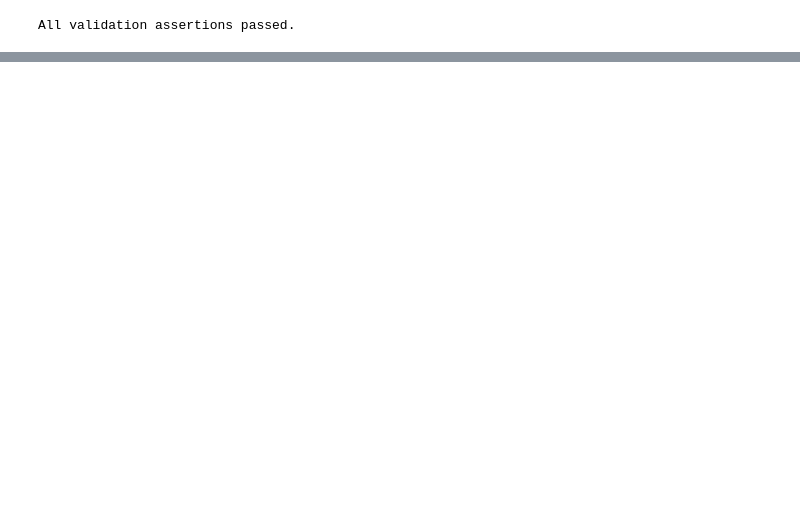
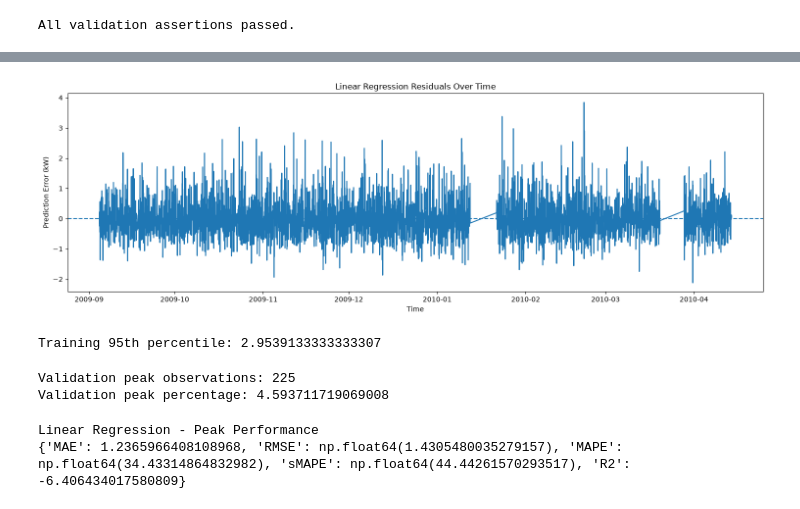
Before and after one commit to Dumi96/ML-Based-Electricity-Demand-Forecasting-Consumption-Anomaly-Detection-for-Smart-Homes, a Jupyter notebook: notebooks/01_data_ingestion_and_quality.ipynb, the cells around one changed output, grey strips where cells are left out. Cells and saved outputs as stored; diff of their text form; code cells hidden in the pictures; blank space fills up the shorter version.

```diff
--- a/notebooks/01_data_ingestion_and_quality.ipynb
+++ b/notebooks/01_data_ingestion_and_quality.ipynb
@@ -1520,0 +2906,59 @@ All validation assertions passed.
+# %%
+# Residuals over time
+plt.figure(figsize=(15, 5))
+
+plt.plot(
+    y_val.index,
+    linear_predictions["error"]
+)
+
+plt.axhline(
+    0,
+    linestyle="--"
+)
+
+plt.xlabel("Time")
+plt.ylabel("Prediction Error (kW)")
+plt.title("Linear Regression Residuals Over Time")
+
+plt.tight_layout()
+plt.show()
+# %% [output]
+[figure, added]
+# %%
+# Check performance on high-demand periods
+peak_threshold = y_train.quantile(0.95)
+
+print(
+    "Training 95th percentile:",
+    peak_threshold
+)
+# %% [output]
+Training 95th percentile: 2.9539133333333307
+# %%
+# Evaluate Linear Regression during peaks
+peak_mask = y_val >= peak_threshold
+
+print(
+    "Validation peak observations:",
+    peak_mask.sum()
+)
+
+print(
+    "Validation peak percentage:",
+    peak_mask.mean() * 100
+)
+# %% [output]
+Validation peak observations: 225
+Validation peak percentage: 4.593711719069008
+# %%
+peak_metrics = calculate_metrics(
+    y_val[peak_mask],
+    y_val_pred_linear[peak_mask]
+)
+
+print("Linear Regression - Peak Performance")
+print(peak_metrics)
+# %% [output]
+Linear Regression - Peak Performance
+{'MAE': 1.2365966408108968, 'RMSE': np.float64(1.4305480035279157), 'MAPE': np.float64(34.43314864832982), 'sMAPE': np.float64(44.44261570293517), 'R2': -6.406434017580809}
```
Also changed, not shown: parts of 106 cells of this notebook, 3 other files.
